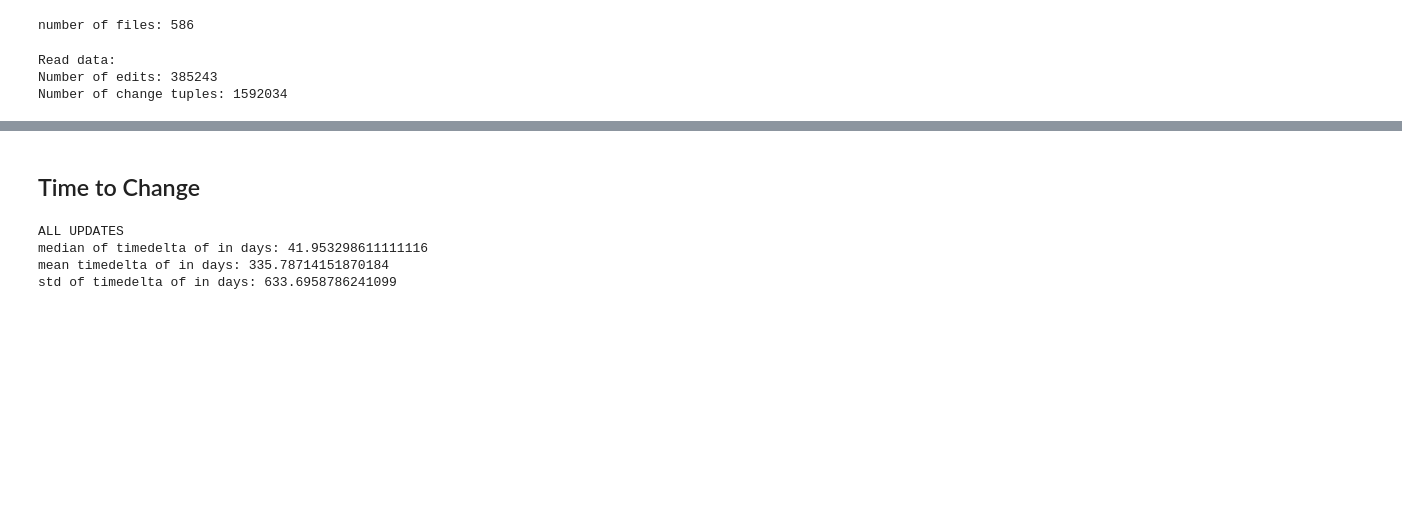
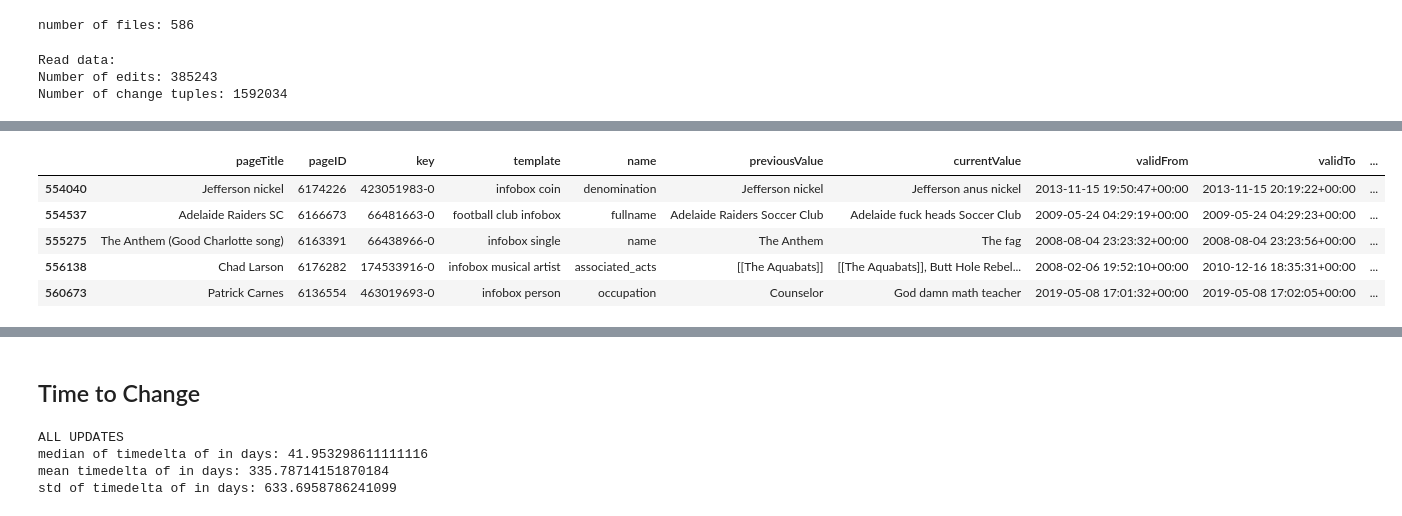
Before and after one commit to HPI-Information-Systems/wikipedia_cleanup, a Jupyter notebook: notebooks/tibor/typo_detection.ipynb, the cells around one changed output, grey strips where cells are left out. Saved outputs shown, nothing was run; the diff lists cells and outputs as text; code cells hidden in the pictures; blank space fills up the shorter version.

```diff
--- a/notebooks/tibor/typo_detection.ipynb
+++ b/notebooks/tibor/typo_detection.ipynb
@@ -309,3 +453,12 @@ Number of change tuples: 1592034
+# %%
+data[data["swearWordinCurrentValue"] == True].tail(5)
+# %% [output]
+|  | pageTitle | pageID | key | template | name | previousValue | currentValue | validFrom | validTo | ... |
+| 554040 | Jefferson nickel | 6174226 | 423051983-0 | infobox coin | denomination | Jefferson nickel | Jefferson anus nickel | 2013-11-15 19:50:47+00:00 | 2013-11-15 20:19:22+00:00 | ... |
+| 554537 | Adelaide Raiders SC | 6166673 | 66481663-0 | football club infobox | fullname | Adelaide Raiders Soccer Club | Adelaide fuck heads Soccer Club | 2009-05-24 04:29:19+00:00 | 2009-05-24 04:29:23+00:00 | ... |
+| 555275 | The Anthem (Good Charlotte song) | 6163391 | 66438966-0 | infobox single | name | The Anthem | The fag | 2008-08-04 23:23:32+00:00 | 2008-08-04 23:23:56+00:00 | ... |
+| 556138 | Chad Larson | 6176282 | 174533916-0 | infobox musical artist | associated_acts | [[The Aquabats]] | [[The Aquabats]], Butt Hole Rebel... | 2008-02-06 19:52:10+00:00 | 2010-12-16 18:35:31+00:00 | ... |
+| 560673 | Patrick Carnes | 6136554 | 463019693-0 | infobox person | occupation | Counselor | God damn math teacher | 2019-05-08 17:01:32+00:00 | 2019-05-08 17:02:05+00:00 | ... |
 # %%
 print("data")
 print("number of all changes:", num_change_tuples)
```
Also changed, not shown: parts of 10 cells of this notebook.
